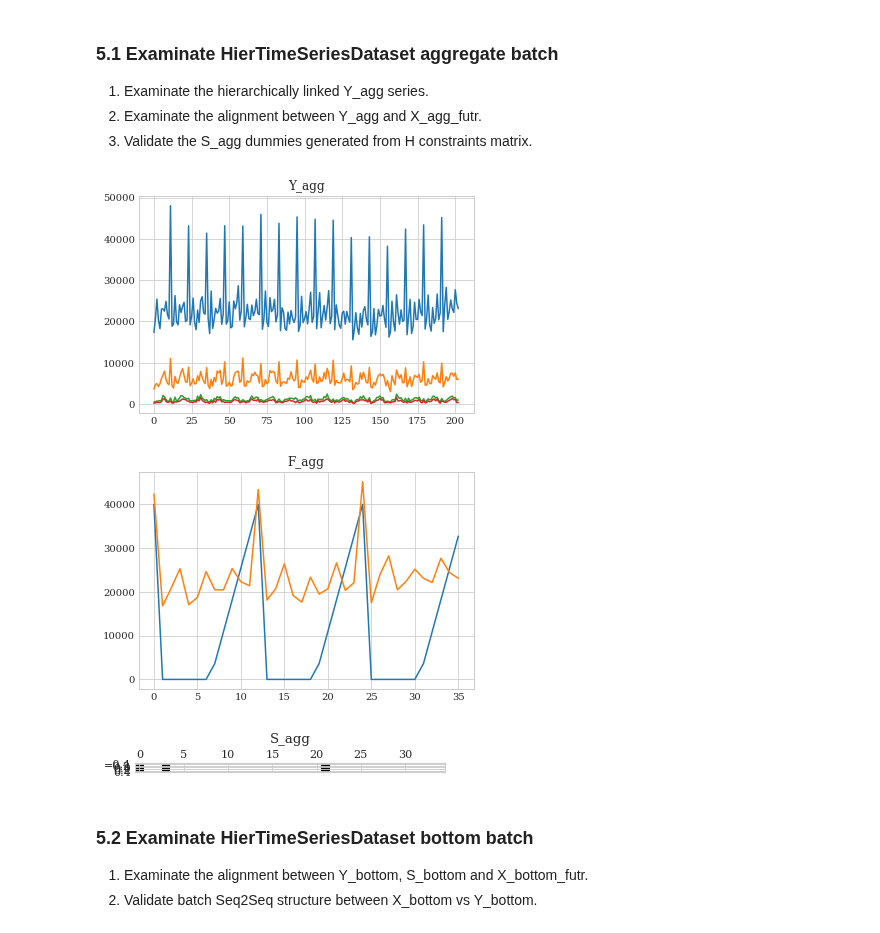
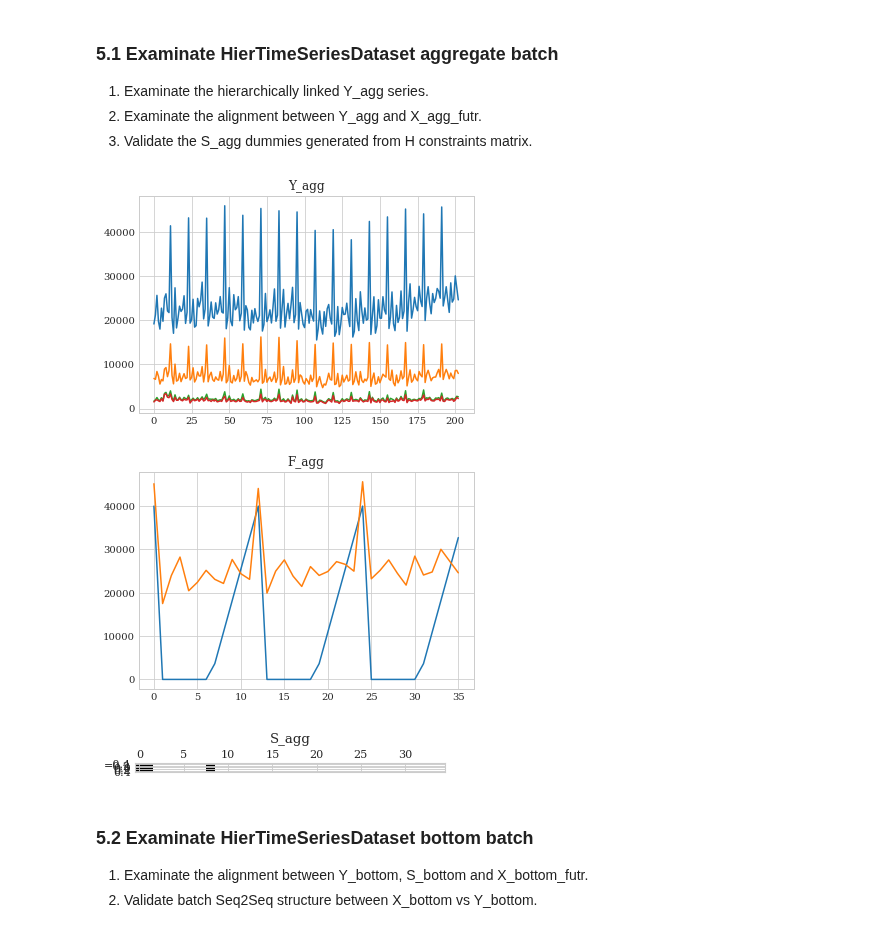
Before and after one commit to Nixtla/neuralforecast, a Jupyter notebook: nbs/data_datasets__tourismL.ipynb, the cells around one changed output. Cells and saved outputs as stored; diff of their text form; code cells hidden in the pictures.

```diff
--- a/nbs/data_datasets__tourismL.ipynb
+++ b/nbs/data_datasets__tourismL.ipynb
@@ -554,19 +578,24 @@ plt.close()
 # %%
 # Plot S_bottom
 dates = data['dates']
+fdates = data['fdates']           # Future dates
 scols_bottom = data['scols']
+
+print('len(dates)', len(dates))
+print('len(fdates)', len(fdates))
 
 # n_groups,n_series,n_features,n_time
 Y_bottom = data['Y'].reshape(-1, 228)
 X_bottom = data['X']
-X_bottom = X_bottom.reshape(-1, X_bottom.shape[2], 229)
+X_bottom = X_bottom.reshape(-1, X_bottom.shape[2], 241)
 S_bottom = data['S'].reshape(-1, data['S'].shape[1])
 
 print("data['scols']:=", data['scols'])
 print("data['xcols']:=", data['xcols'])
 
 b_idx = 0
-plt.plot(dates,Y_bottom[b_idx,:], label='signal')
+plt.figure(num=1, figsize=(10, 6), dpi=80, facecolor='w')
+plt.plot(dates[:228],Y_bottom[b_idx,:], label='signal')
 plt.axhline(y=S_bottom[b_idx,0],
             label='level', color='black')
 plt.axhline(y=S_bottom[b_idx,0]*S_bottom[b_idx,2],
@@ -581,9 +610,10 @@ plt.legend(bbox_to_anchor=(1, 1),
 plt.show()
 plt.close()
 
-plt.plot(dates,X_bottom[b_idx,-1,:-1], label='signal') # 'y_[lag12]'
-plt.plot(dates,X_bottom[b_idx,2,:-1], label='y_[lag12]') # 'y_[lag12]'
-plt.plot(dates,X_bottom[b_idx,0,:-1]*2000, label='month_[11]') # 'month_[11]'
+plt.figure(num=1, figsize=(10, 6), dpi=80, facecolor='w')
+plt.plot(fdates,X_bottom[b_idx,-1,:], label='signal') # 'y_[lag12]'
+plt.plot(fdates,X_bottom[b_idx,4,:], label='y_[lag12]') # 'y_[lag12]'
+plt.plot(fdates,X_bottom[b_idx,0,:]*2000, label='month_[11]') # 'month_[11]'
 plt.title('{} Visits'.format(data["unique_ids"][b_idx]))
 plt.ylabel('Tourism Visits')
 plt.xlabel('Date')
@@ -591,4 +621,5 @@ plt.legend(bbox_to_anchor=(1, 1),
            loc='upper left', ncol=1)
 plt.show()
 plt.close()
+# assert 1<0
 # %% [output]
@@ -736,6 +771,7 @@ class HierTimeseriesDataset(Dataset):
                  xcols_futr,
                  xcols_sample_mask,
                  xcols_available_mask,
+                 fdates,
                  # Aggregated data
                  Y_agg, X_agg, S_agg,
                  xcols_agg,
@@ -743,6 +779,7 @@ class HierTimeseriesDataset(Dataset):
                  xcols_futr_agg,
                  # Generator parameters
                  T0, T, H,
+                 lastwindow_mask=False,
                 ):
 
         # Assert that raw data has correct series lens
@@ -781,6 +818,15 @@ class HierTimeseriesDataset(Dataset):
         self.futr_col        = list(xcols.get_indexer(xcols_futr))
         self.sample_mask_col    = xcols.get_loc(xcols_sample_mask)
         self.available_mask_col = xcols.get_loc(xcols_available_mask)
+
+        self.fdates = fdates[T0+1:T0+T+H+1]
+
+        if lastwindow_mask:
+            # Create dummy to identify observations of
+            # Y's last H steps (X's last H steps are forecast)
+            lastwindow_mask = np.zeros(self.X[:,:,self.sample_mask_col,:].shape)
+            lastwindow_mask[:,:,T0+T-H:T0+T] = 1
+            self.X[:,:,self.sample_mask_col,:] = lastwindow_mask
 
         # Batch parameters
         self.T0   = T0
@@ -846,6 +892,7 @@ train_dataset = HierTimeseriesDataset(# Bottom data
                                       xcols_futr=data['xcols_futr'],
                                       xcols_sample_mask=data['xcols_sample_mask'],
                                       xcols_available_mask=data['xcols_available_mask'],
+                                      fdates = data['fdates'],
                                       # Aggregated data
                                       X_agg=data['X_agg'],
                                       S_agg=data['S_agg'],
@@ -854,9 +901,7 @@ train_dataset = HierTimeseriesDataset(# Bottom data
                                       xcols_hist_agg=data['xcols_hist_agg'],
                                       xcols_futr_agg=data['xcols_futr_agg'],
                                       # Generator parameters
-                                      T0          = 0,
-                                      T           = T,
-                                      H           = H)
+                                      T0=0,T=T,H=H)
 
 valid_dataset = HierTimeseriesDataset(# Bottom data
                                       X=data['X'],
@@ -867,6 +912,7 @@ valid_dataset = HierTimeseriesDataset(# Bottom data
                                       xcols_futr=data['xcols_futr'],
                                       xcols_sample_mask=data['xcols_sample_mask'],
                                       xcols_available_mask=data['xcols_available_mask'],
+                                      fdates = data['fdates'],
                                       # Aggregated data
                                       X_agg=data['X_agg'],
                                       S_agg=data['S_agg'],
@@ -875,9 +921,8 @@ valid_dataset = HierTimeseriesDataset(# Bottom data
                                       xcols_hist_agg=data['xcols_hist_agg'],
                                       xcols_futr_agg=data['xcols_futr_agg'],
                                       # Generator parameters
-                                      T0          = 12,
-                                      T           = T,
-                                      H           = H)
+                                      T0=24,T=T,H=H,
+                                      lastwindow_mask=True)
 
 train_dataloader = DataLoader(train_dataset, batch_size=4, shuffle=True, num_workers=3)
 valid_dataloader = DataLoader(valid_dataset, batch_size=4, shuffle=False, num_workers=3)
@@ -905,40 +950,40 @@ F_agg.shape torch.Size([4, 1, 216])
 3. Validate the S_agg dummies generated from H constraints matrix.
 # %%
 # Parse batch and filter for first entry
-batch = train_batch
+batch = valid_batch
 S_agg = batch['S_agg'][0]
 Y_agg = batch['Y_agg'][0]
 X_agg = batch['X_agg'][0]
 F_agg = batch['F_agg'][0]
 
 #---------------- Hierarchical Y_agg ----------------#
 plt.plot(Y_agg[0,:])
 plt.plot(Y_agg[1,:])
 plt.plot(Y_agg[2,:])
 plt.plot(Y_agg[3,:])
 plt.title('Y_agg')
 plt.show()
 plt.close()
 
 #---------------- X_agg_futr ----------------#
 F_agg = np.maximum(F_agg[0,:]*80000,
                    np.zeros(F_agg[0,:].shape))
 plt.plot(F_agg[-36:])
 plt.plot(Y_agg[0,-36:])
 plt.title('F_agg')
 plt.show()
 plt.close()
 
 #---------------- S_agg ----------------#
 plt.figure(num=1, figsize=(5, 5), dpi=80, facecolor='w')
 plt.spy(S_agg[None,:])
 plt.title('S_agg')
 plt.show()
 plt.close()
 # %% [output]
-[figure, old version]
+[figure, new version]
-[figure, old version]
+[figure, new version]
-[figure, old version]
+[figure, new version]
 # %% [markdown]
 ### 5.2 Examinate HierTimeSeriesDataset bottom batch
 1. Examinate the alignment between Y_bottom, S_bottom and X_bottom_futr.
```
Also changed, not shown: parts of 8 cells of this notebook, 1 other file.
